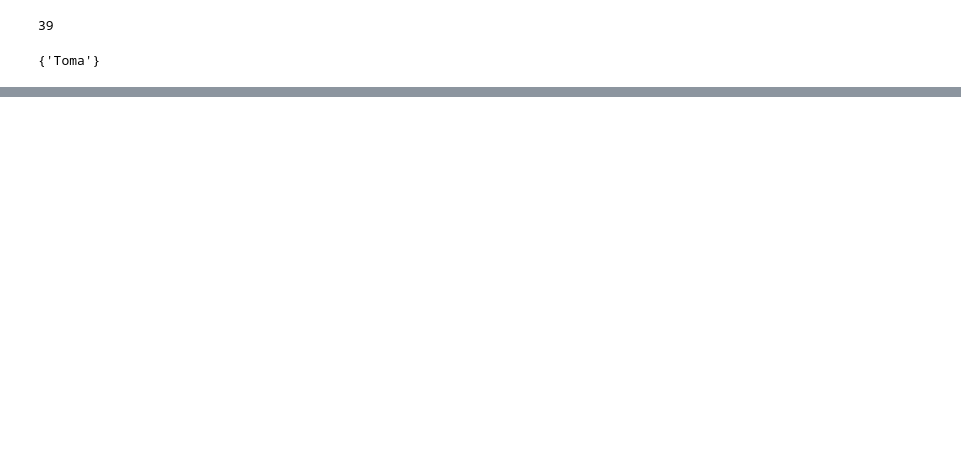
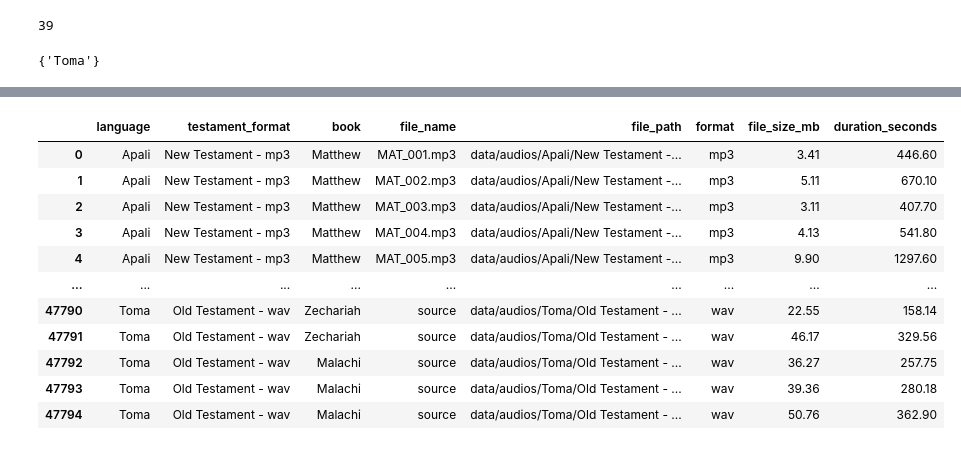
Before and after one commit to davidguzmanr/bible-tts-resources, a Jupyter notebook: dev.ipynb, the cells around one changed output, grey strips where cells are left out. Cells and saved outputs as stored; diff of their text form; code cells hidden in the pictures; blank space fills up the shorter version.

```diff
--- a/dev.ipynb
+++ b/dev.ipynb
@@ -206,0 +259,92 @@ Languages: 39
+# %%
+def get_audio_duration(file_path: Path, audio_format: str) -> float:
+    """Get audio duration in seconds. Returns NaN if unreadable."""
+    try:
+        if audio_format == "mp3":
+            audio = MP3(file_path)
+        elif audio_format == "wav":
+            audio = WAVE(file_path)
+        else:
+            return float("nan")
+        return round(audio.info.length, 2)
+    except Exception:
+        return float("nan")
+
+
+def get_all_audio_files(audios_dir: str = "data/audios") -> pd.DataFrame:
+    """
+    Get all audio files in the audios directory.
+
+    Args:
+        audios_dir: Path to the audios directory containing language folders.
+
+    Returns:
+        DataFrame with columns: language, testament, book, file_name, file_path,
+                               format, file_size_mb, duration_seconds
+    """
+    audios_path = Path(audios_dir)
+
+    # Find all audio files (mp3 and wav)
+    audio_extensions = ["*.mp3", "*.wav"]
+    audio_files = []
+    for ext in audio_extensions:
+        audio_files.extend(audios_path.glob(f"**/{ext}"))
+
+    results = []
+    for audio_file in tqdm(audio_files, desc="Collecting audio files"):
+        # Extract info from path
+        # Structure: data/audios/{language}/{Testament - format}/{Book}/{file}
+        relative_path = audio_file.relative_to(audios_path)
+        parts = relative_path.parts
+
+        if len(parts) >= 4:
+            language = parts[0]
+            testament_format = parts[1]  # e.g., "New Testament - mp3"
+            book = parts[2]
+            file_name = parts[3]
+        else:
+            # Handle unexpected structure
+            language = parts[0] if len(parts) > 0 else "unknown"
+            testament_format = parts[1] if len(parts) > 1 else "unknown"
+            book = parts[2] if len(parts) > 2 else "unknown"
+            file_name = audio_file.name
+
+        # Get file size in MB
+        file_size_mb = audio_file.stat().st_size / (1024 * 1024)
+
+        # Get audio format from extension
+        audio_format = audio_file.suffix.lower().lstrip(".")
+
+        # Get duration (mutagen reads metadata without decoding the full file)
+        duration_seconds = get_audio_duration(audio_file, audio_format)
+
+        results.append({
+            "language": language,
+            "testament_format": testament_format,
+            "book": book,
+            "file_name": file_name,
+            "file_path": str(audio_file),
+            "format": audio_format,
+            "file_size_mb": round(file_size_mb, 2),
+            "duration_seconds": duration_seconds
+        })
+
+    return pd.DataFrame(results)
+
+
+# Run the function
+audio_df = get_all_audio_files(audios_dir="data/audios")
+audio_df
+# %% [output]
+|  | language | testament_format | book | file_name | file_path | format | file_size_mb | duration_seconds |
+| 0 | Apali | New Testament - mp3 | Matthew | MAT_001.mp3 | data/audios/Apali/New Testament -... | mp3 | 3.41 | 446.60 |
+| 1 | Apali | New Testament - mp3 | Matthew | MAT_002.mp3 | data/audios/Apali/New Testament -... | mp3 | 5.11 | 670.10 |
+| 2 | Apali | New Testament - mp3 | Matthew | MAT_003.mp3 | data/audios/Apali/New Testament -... | mp3 | 3.11 | 407.70 |
+| 3 | Apali | New Testament - mp3 | Matthew | MAT_004.mp3 | data/audios/Apali/New Testament -... | mp3 | 4.13 | 541.80 |
+| 4 | Apali | New Testament - mp3 | Matthew | MAT_005.mp3 | data/audios/Apali/New Testament -... | mp3 | 9.90 | 1297.60 |
+| ... | ... | ... | ... | ... | ... | ... | ... | ... |
+| 47790 | Toma | Old Testament - wav | Zechariah | source | data/audios/Toma/Old Testament - ... | wav | 22.55 | 158.14 |
+| 47791 | Toma | Old Testament - wav | Zechariah | source | data/audios/Toma/Old Testament - ... | wav | 46.17 | 329.56 |
+| 47792 | Toma | Old Testament - wav | Malachi | source | data/audios/Toma/Old Testament - ... | wav | 36.27 | 257.75 |
+| 47793 | Toma | Old Testament - wav | Malachi | source | data/audios/Toma/Old Testament - ... | wav | 39.36 | 280.18 |
+| 47794 | Toma | Old Testament - wav | Malachi | source | data/audios/Toma/Old Testament - ... | wav | 50.76 | 362.90 |
```
Also changed, not shown: parts of 23 cells of this notebook, 5 other files.
